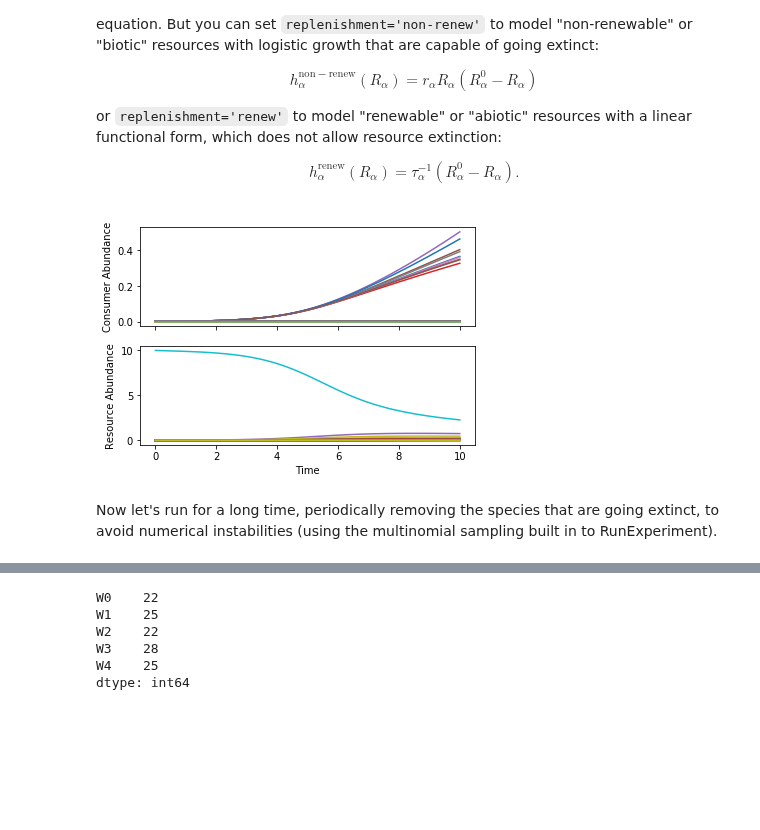
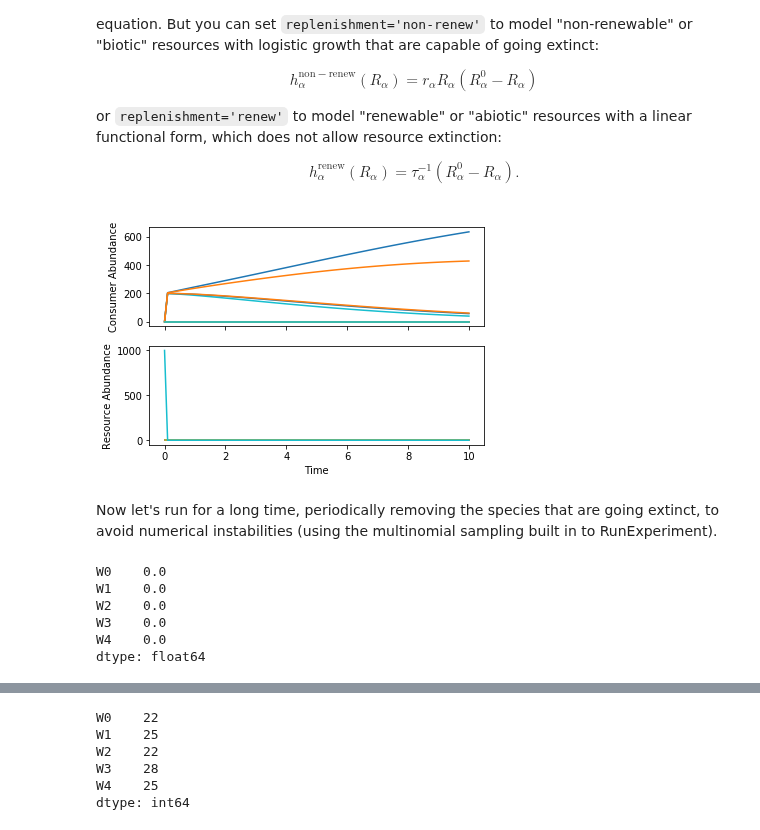
Before and after one commit to Emergent-Behaviors-in-Biology/community-simulator, a Jupyter notebook: Community Simulator Tutorial.ipynb, the cells around one changed output, grey strips where cells are left out. Drawn from its saved outputs; the diff is of its cells as text; code cells hidden in the pictures; blank space fills up the shorter version.

```diff
--- a/Community Simulator Tutorial.ipynb
+++ b/Community Simulator Tutorial.ipynb
@@ -395,11 +395,11 @@ import numpy as np
 from community_simulator.usertools import MakeConsumerDynamics,MakeResourceDynamics,AddLabels
 import pandas as pd
 
-species_per_family = 50
+species_per_family = 20
 resources_per_type = 25
-productivity = 10. #abundance of externally supplied resource in absence of consumers
+productivity = 1000. #abundance of externally supplied resource in absence of consumers
 q = 0 #degree of specialization
-e = 0.1 #efficiency
+e = 1. #efficiency
 
 pool_params = {'SA': species_per_family*np.ones(4), #Number of species in each family
           'MA': resources_per_type*np.ones(4), #Number of resources of each type
@@ -417,48 +417,55 @@ c, D = MakeMatrices(params = pool_params, kind = 'Binary')
 
 #Create initial conditions (sub-sampling from regional species pool)
 S_tot = len(c)
-S_well = 100
+S_well = 50
 n_wells = 5
 M = len(D)
 p = S_well*1./S_tot
 N0 = BinaryRandomMatrix(S_tot,n_wells,p)
 R0 = np.zeros((M,n_wells))
 R0[-1,:] = productivity
 N0,R0 = AddLabels(N0,R0,c)
 init_state = [N0,R0]
 
 #Construct dynamics
 assumptions = {'regulation':'independent','replenishment':'renew','response':'type I'}
 def dNdt(N,R,params):
     return MakeConsumerDynamics(**assumptions)(N,R,params)
 def dRdt(N,R,params):
     return MakeResourceDynamics(**assumptions)(N,R,params)
 dynamics = [dNdt,dRdt]
 
 #Create parameter set
 params={'c':c,
-        'm':np.ones(S_tot)*0.1,
+        'm':np.ones(S_tot)+np.random.randn(S_tot)*0.1,
         'w':np.ones(M),
         'D':D,
         'g':np.ones(S_tot),
         'e':e,
         'R0':R0.values[:,0],
         'r':1.,
         'tau':1
        }
 
 MyPlate = Community(init_state,dynamics,params)
 
 t, Ntraj, Rtraj = MyPlate.TestWell(T=10)
 # %% [output]
-[figure, old version]
+[figure, new version]
 # %% [markdown]
 Now let's run for a long time, periodically removing the species that are going extinct, to avoid numerical instabilities (using the multinomial sampling built in to RunExperiment).
 # %%
 MyPlate.Passage(np.eye(n_wells)*1e-3,refresh_resource=False)
-Ntraj,Rtraj = MyPlate.RunExperiment(np.eye(n_wells),10,10,refresh_resource=False,scale=1e6)
+Ntraj,Rtraj = MyPlate.RunExperiment(np.eye(n_wells),5,10,refresh_resource=False,scale=1e6)
 MyPlate.Passage(np.eye(n_wells),refresh_resource=False)
 np.min(MyPlate.R)
+# %% [output]
+W0    0.0
+W1    0.0
+W2    0.0
+W3    0.0
+W4    0.0
+dtype: float64
 # %%
 Ntraj,Rtraj = MyPlate.RunExperiment(np.eye(n_wells),10,150,refresh_resource=False,scale=1e6)
 # %%
```
Also changed, not shown: parts of 1 cell of this notebook, 1 other file.
